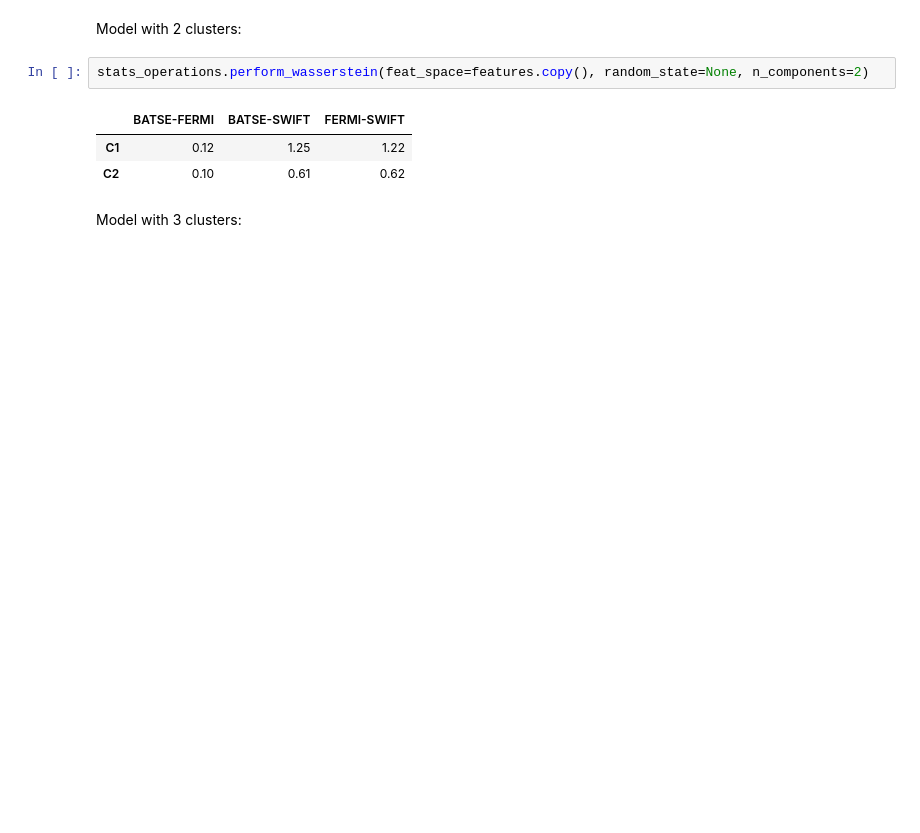
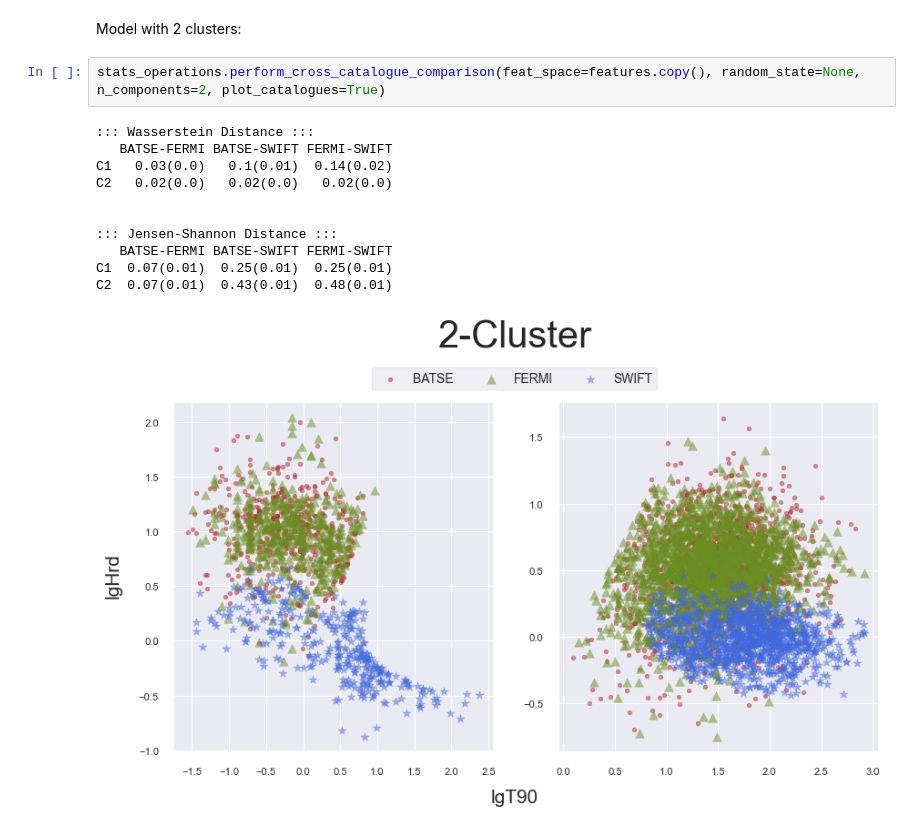
Before and after one commit to ayfm/GRB-Classification, a Jupyter notebook: notebooks/t90_hrd.ipynb, the cells around one changed output. Cells and saved outputs as stored; diff of their text form; blank space fills up the shorter version.

```diff
--- a/notebooks/t90_hrd.ipynb
+++ b/notebooks/t90_hrd.ipynb
@@ -297,11 +297,17 @@ stats_operations.perform_wasserstein(feat_space=features.copy(), random_state=No
 # %% [markdown]
 Model with 2 clusters:
 # %%
-stats_operations.perform_wasserstein(feat_space=features.copy(), random_state=None, n_components=2)
+stats_operations.perform_cross_catalogue_comparison(feat_space=features.copy(), random_state=None, n_components=2, plot_catalogues=True)
 # %% [output]
-|  | BATSE-FERMI | BATSE-SWIFT | FERMI-SWIFT |
-| C1 | 0.12 | 1.25 | 1.22 |
-| C2 | 0.10 | 0.61 | 0.62 |
+::: Wasserstein Distance :::
+   BATSE-FERMI BATSE-SWIFT FERMI-SWIFT
+C1   0.03(0.0)   0.1(0.01)  0.14(0.02)
+C2   0.02(0.0)   0.02(0.0)   0.02(0.0)
+
+
+::: Jensen-Shannon Distance :::
+   BATSE-FERMI BATSE-SWIFT FERMI-SWIFT
+C1  0.07(0.01)  0.25(0.01)  0.25(0.01)
+C2  0.07(0.01)  0.43(0.01)  0.48(0.01)
+[figure, added]
-# %% [markdown]
-Model with 3 clusters:
 # %%
```
Also changed, not shown: parts of 15 cells of this notebook, 1 other file.
